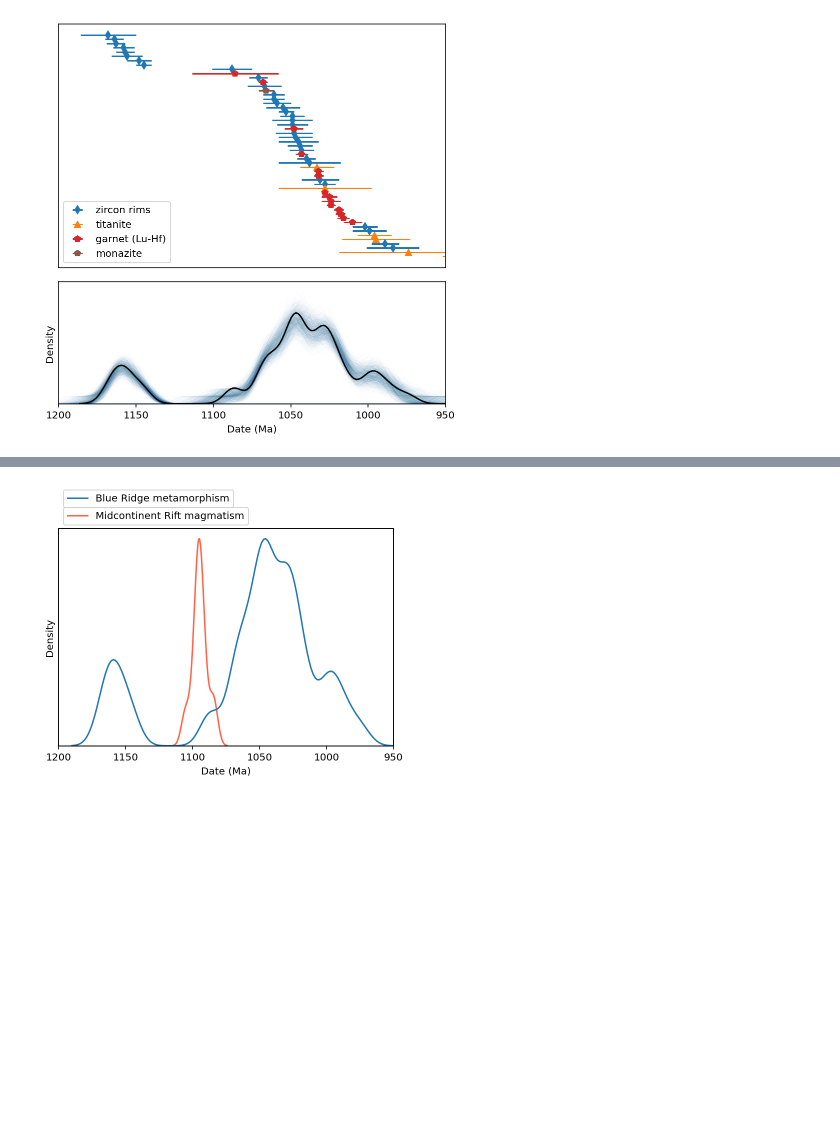
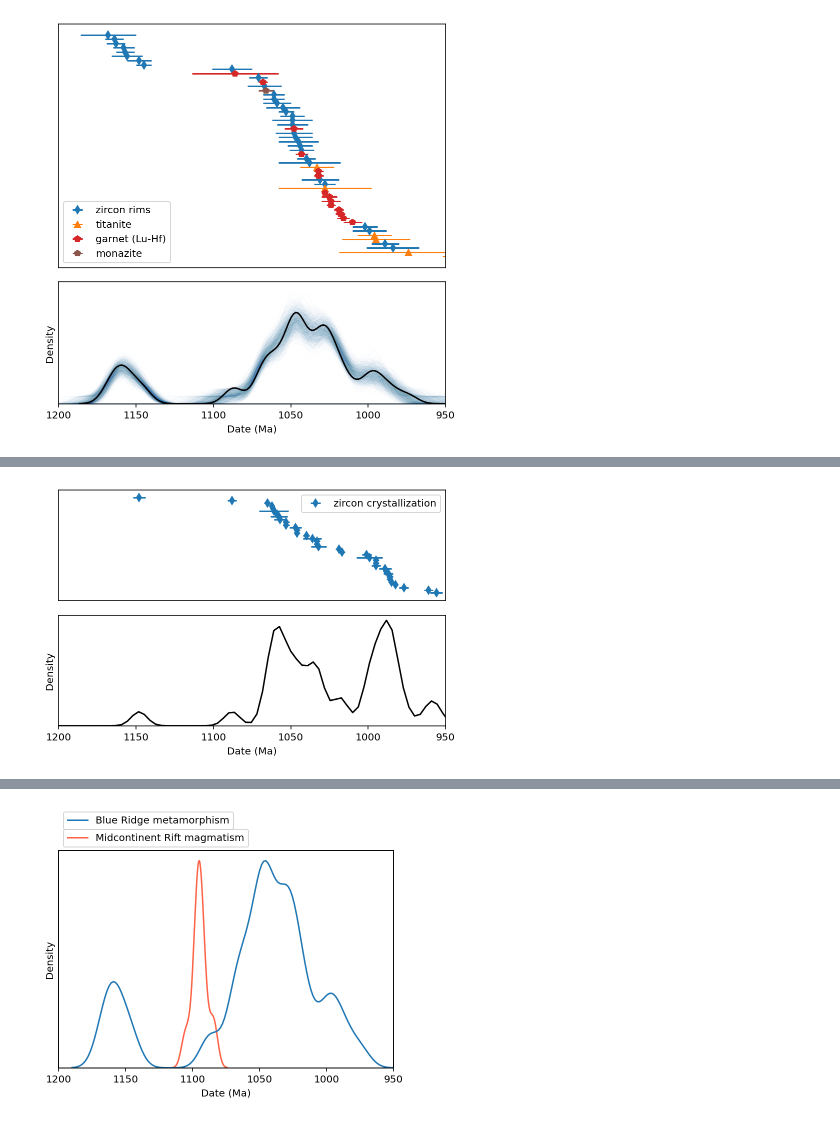
Before and after one commit to Swanson-Hysell/Mesoproterozoic_Turning_Point, a Jupyter notebook: code/Mesoprot_geochron.ipynb, the cells around one changed output, grey strips where cells are left out. Saved outputs shown, nothing was run; the diff lists cells and outputs as text; code cells hidden in the pictures; blank space fills up the shorter version.

```diff
--- a/code/Mesoprot_geochron.ipynb
+++ b/code/Mesoprot_geochron.ipynb
@@ -100,3 +114,9 @@ plt.tight_layout()
 plt.show()
 # %% [output]
 [figure]
+# %%
+Grenville_dates = pd.read_csv('../data/Grenville_meta_dates.csv')
+Grenville_Province_dates = Grenville_dates[Grenville_dates.Geological_Province == 'Grenville Province']
+Grenville_Province_dates = Grenville_Province_dates.sort_values('Age')
+Grenville_Province_dates.reset_index(inplace=True)
+Grenville_Province_dates.tail(1)
@@ -102,0 +127,28 @@ plt.show()
+# %%
+fig = plt.figure(figsize=(6,4))
+spec = gridspec.GridSpec(ncols=1, nrows=2,
+                         height_ratios=[2, 2])
+
+fig.add_subplot(spec[0])
+
+plt.errorbar(Grenville_Province_dates.Age,
+             Grenville_Province_dates.index,
+             xerr=Grenville_Province_dates.Error_Plus,
+             fmt='d',color='C0',label='zircon crystallization')
+plt.xlim(1200,950)
+plt.gca().set_yticks([])
+plt.gca().set_xticks([])
+plt.legend(loc=1)
+
+fig.add_subplot(spec[1])
+
+sns.kdeplot(Grenville_Province_dates.Age,bw_adjust=0.1,color='black')
+plt.xlim(1200,950)
+
+plt.gca().set_yticks([])
+plt.xlabel('Date (Ma)')
+
+plt.tight_layout()
+plt.show()
+# %% [output]
+[figure, added]
```
Also changed, not shown: parts of 23 cells of this notebook, 5 other files.
